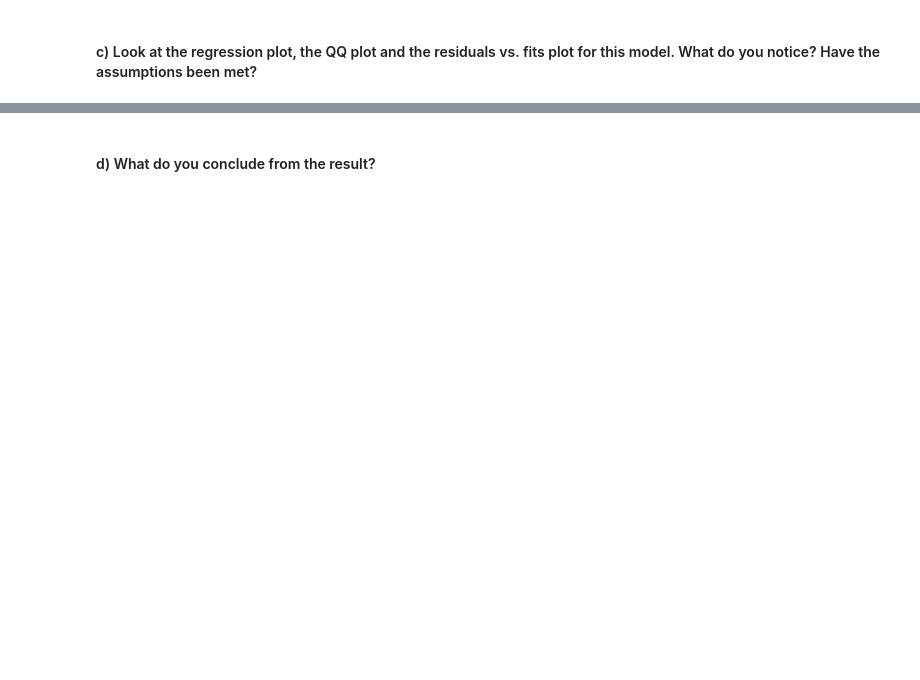
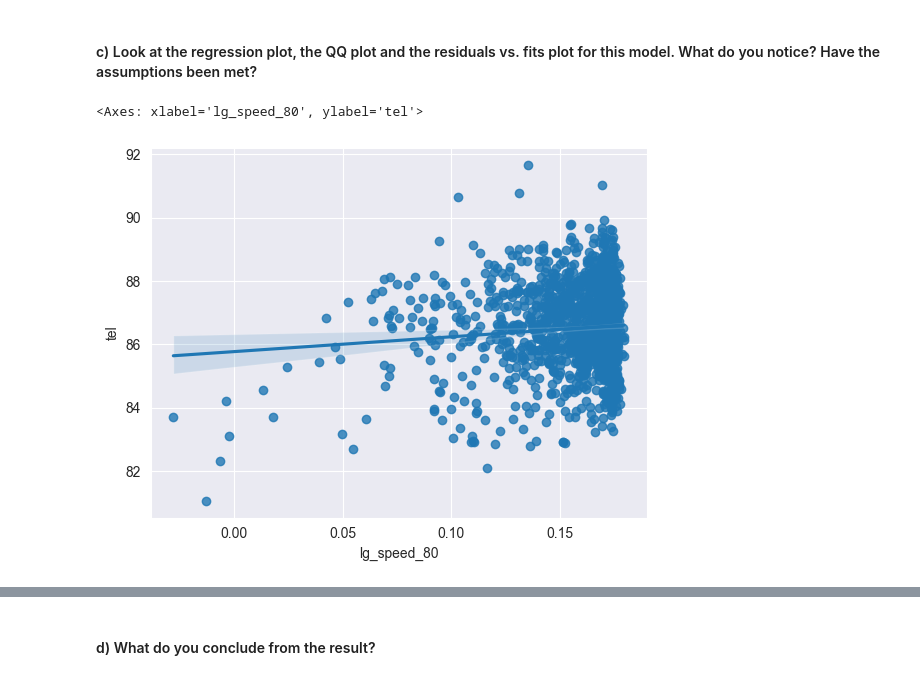
Before and after one commit to FaceEnte/Applied-Statistics, a Jupyter notebook: data/files_for_problem_sheets/sheet_15/railway3.ipynb, the cells around one changed output, grey strips where cells are left out. Cells and saved outputs as stored; diff of their text form; code cells hidden in the pictures; blank space fills up the shorter version.

Commit message:
solved railway3.ipynb

```diff
--- a/data/files_for_problem_sheets/sheet_15/railway3.ipynb
+++ b/data/files_for_problem_sheets/sheet_15/railway3.ipynb
@@ -13,3 +19,8 @@ Applied Statistics
 * 3.0m microphone
 * `date` < "2023-05-18"
 * `zugtyp` Flirt
+# %%
+data_raw = pd.read_pickle('railway.pkl')
+data = data_raw.query('location_name == "MQ21" and sensor_position == "3.0m" and date < "2023-05-18" and zugtyp == "Flirt"').copy()
+data['lg_speed_80'] = np.log10(data.speed / 80)
+data.head()
@@ -18,2 +60,7 @@ Applied Statistics
 # %% [markdown]
 #### c) Look at the regression plot, the QQ plot and the residuals vs. fits plot for this model. What do you notice? Have the assumptions been met?
+# %%
+sns.regplot(y="tel", x="lg_speed_80", data=data)
+# %% [output]
+<Axes: xlabel='lg_speed_80', ylabel='tel'>
+[figure, added]
```
Also changed, not shown: parts of 11 cells of this notebook, 1 other file.
